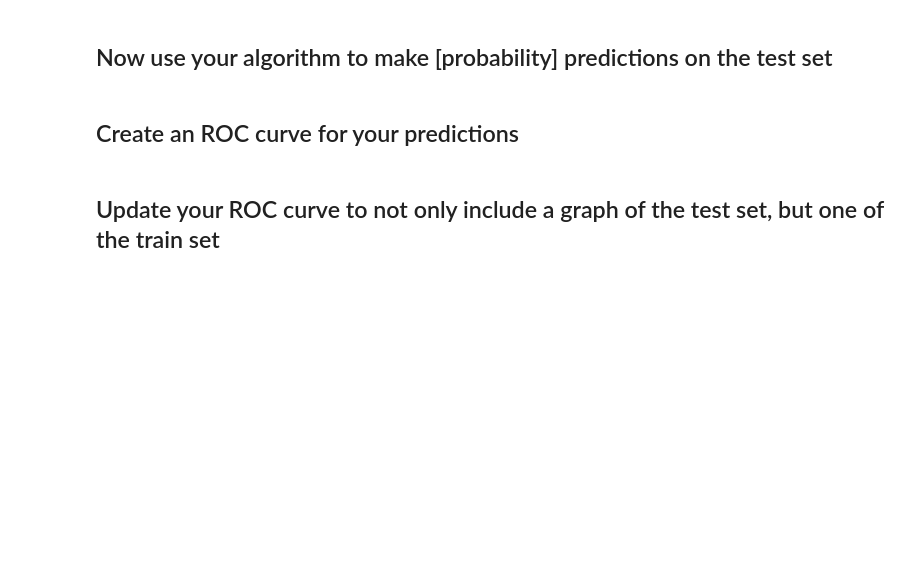
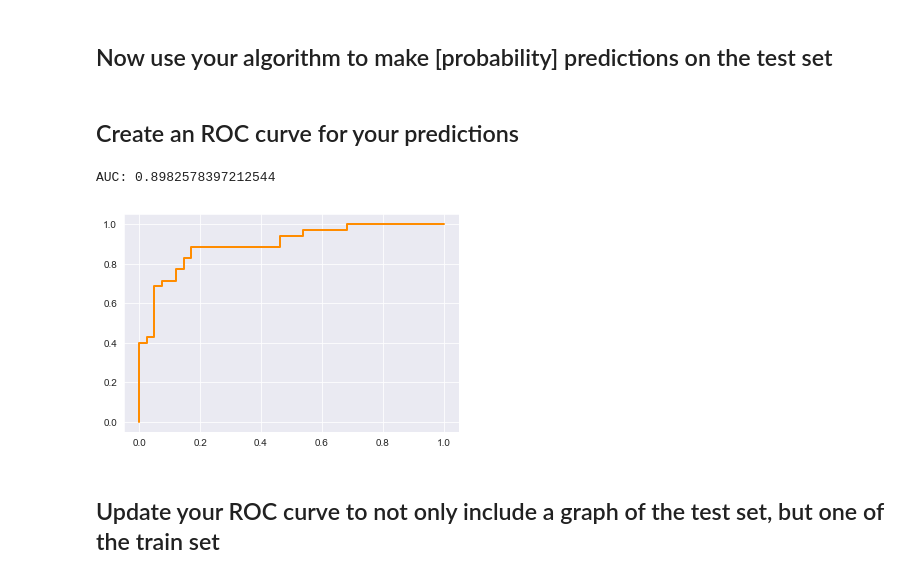
Before and after one commit to magnawhale/dsc-logistic-regression-model-comparisons-lab-online-ds-ft-051319, a Jupyter notebook: index.ipynb, the cells around one changed output. Drawn from its saved outputs; the diff is of its cells as text; code cells hidden in the pictures; blank space fills up the shorter version.

```diff
--- a/index.ipynb
+++ b/index.ipynb
@@ -37,6 +55,39 @@ Use your code from the previous lab to once again train a logistic regression al
+# %%
+def grad_desc(X, y, max_iterations, alpha, initial_weights=None):
+    """Be sure to set default behavior for the initial_weights parameter."""
+    if initial_weights == None:
+        initial_weights = np.ones((X.shape[1],1)).flatten()
+    weights = initial_weights
+    training_errors = []
+    #Create a for loop of iterations
+    for iteration in range(max_iterations):
+        #Generate predictions using the current feature weights
+        predictions = sigmoid(np.dot(X,weights))
+        #Calculate an error vector based on these initial predictions and the correct labels
+        error_vector = y - predictions
+        #Calculate the gradient (transpose of X times error is the gradient)
+        gradient = np.dot(X.transpose(),error_vector)
+        #Update the weight vector take a step of alpha in direction of gradient
+        weights += alpha * gradient
+        training_errors.append(np.abs(error_vector).sum())
+    #Return finalized Weights
+    return weights, training_errors
+# %%
+weights, errors = grad_desc(X_train, y_train, 10**4, .001)
 # %% [markdown]
 ## Now use your algorithm to make [probability] predictions on the test set
+# %%
+y_hat_test = sigmoid(np.dot(X_test, weights))
 # %% [markdown]
 ## Create an ROC curve for your predictions
+# %%
+fpr, tpr, thresholds = roc_curve(y_test, y_hat_test)
+# %%
+print('AUC: {}'.format(auc(fpr, tpr)))
+plt.plot(fpr, tpr, color='darkorange',
+         lw=2, label='ROC curve');
+# %% [output]
+AUC: 0.8982578397212544
+[figure, added]
 # %% [markdown]
 ## Update your ROC curve to not only include a graph of the test set, but one of the train set
```
Also changed, not shown: parts of 21 cells of this notebook.
